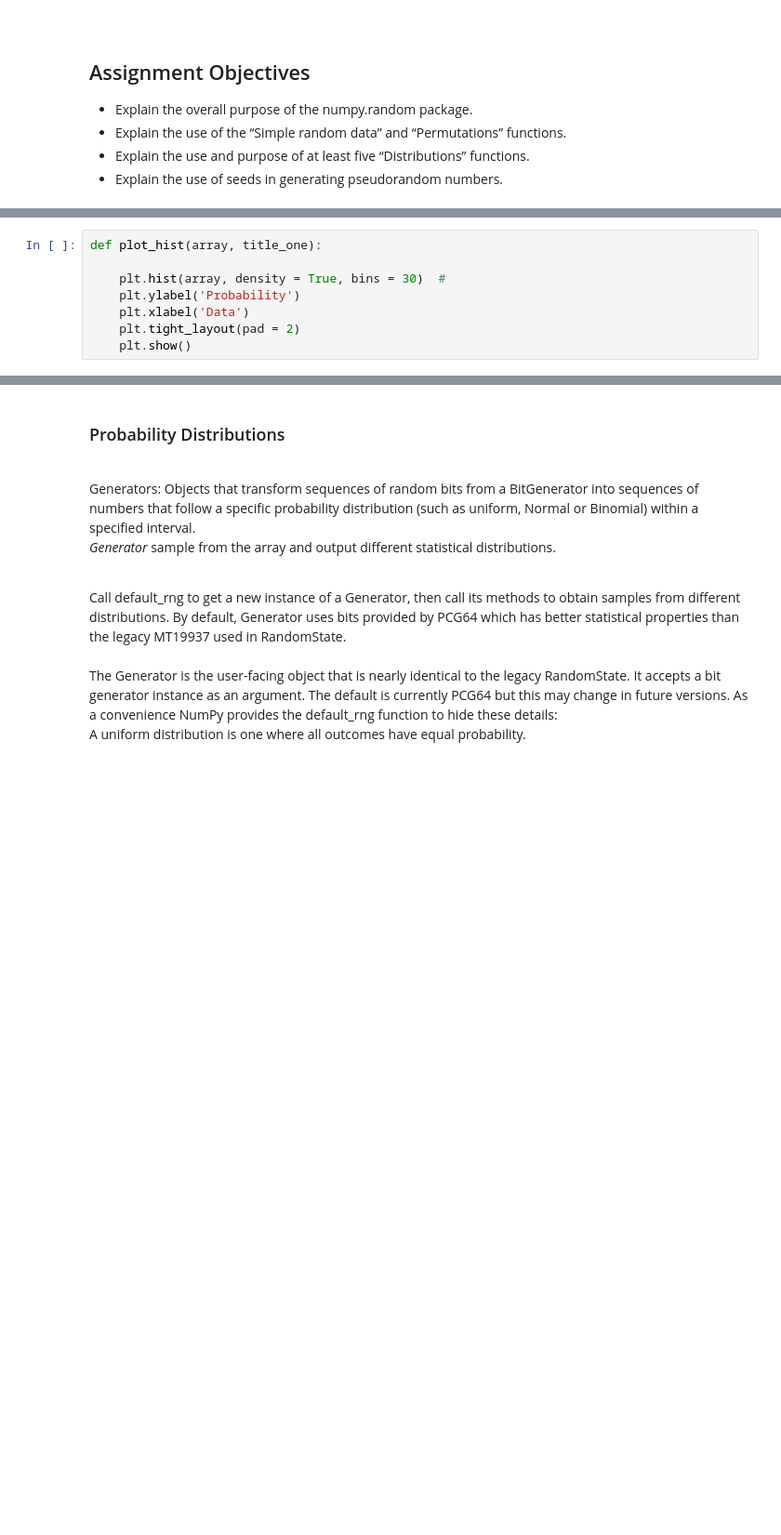
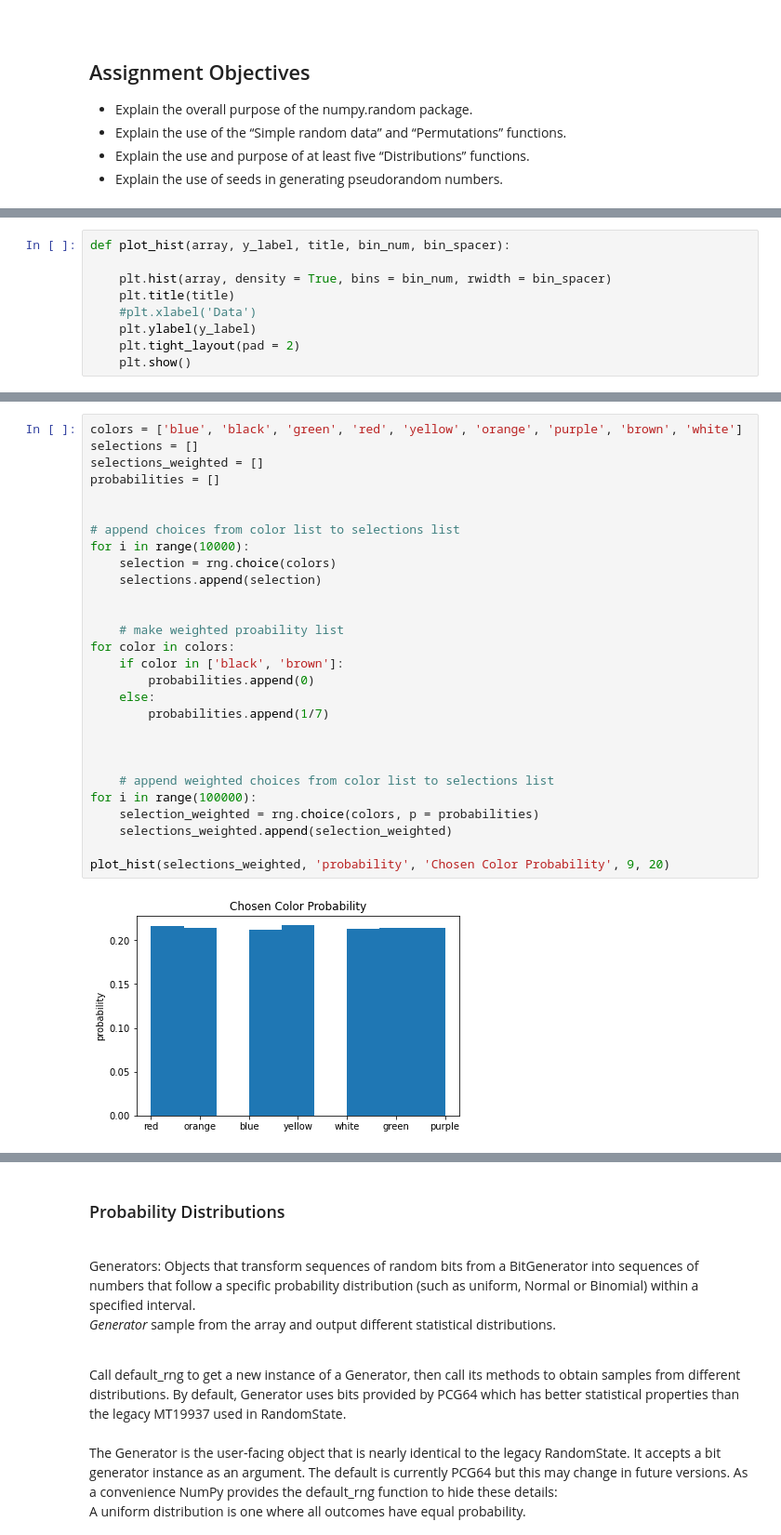
Before and after one commit to CiaranMoran27/playing_with_jupyter, a Jupyter notebook: numpy-random.ipynb, the cells around one changed output, grey strips where cells are left out. Shown at 93% size. Cells and saved outputs as stored; diff of their text form; blank space fills up the shorter version.

```diff
--- a/numpy-random.ipynb
+++ b/numpy-random.ipynb
@@ -60,8 +65,9 @@ import matplotlib.pyplot as plt
 # %%
-def plot_hist(array, title_one):
+def plot_hist(array, y_label, title, bin_num, bin_spacer):
 
-    plt.hist(array, density = True, bins = 30)  #
-    plt.ylabel('Probability')
-    plt.xlabel('Data')
+    plt.hist(array, density = True, bins = bin_num, rwidth = bin_spacer)
+    plt.title(title)
+    #plt.xlabel('Data')
+    plt.ylabel(y_label)
     plt.tight_layout(pad = 2)
     plt.show()
@@ -129,0 +145,30 @@ SyntaxError: invalid syntax (<ipython-input-16-f7c27f739daf>, line 1)
+# %%
+colors = ['blue', 'black', 'green', 'red', 'yellow', 'orange', 'purple', 'brown', 'white']
+selections = []
+selections_weighted = []
+probabilities = []
+
+
+# append choices from color list to selections list
+for i in range(10000):
+    selection = rng.choice(colors)
+    selections.append(selection)
+
+
+    # make weighted proability list
+for color in colors:
+    if color in ['black', 'brown']:
+        probabilities.append(0)
+    else:
+        probabilities.append(1/7)
+
+
+
+    # append weighted choices from color list to selections list
+for i in range(100000):
+    selection_weighted = rng.choice(colors, p = probabilities)
+    selections_weighted.append(selection_weighted)
+
+plot_hist(selections_weighted, 'probability', 'Chosen Color Probability', 9, 20)
+# %% [output]
+[figure, added]
```
Also changed, not shown: parts of 15 cells of this notebook.
